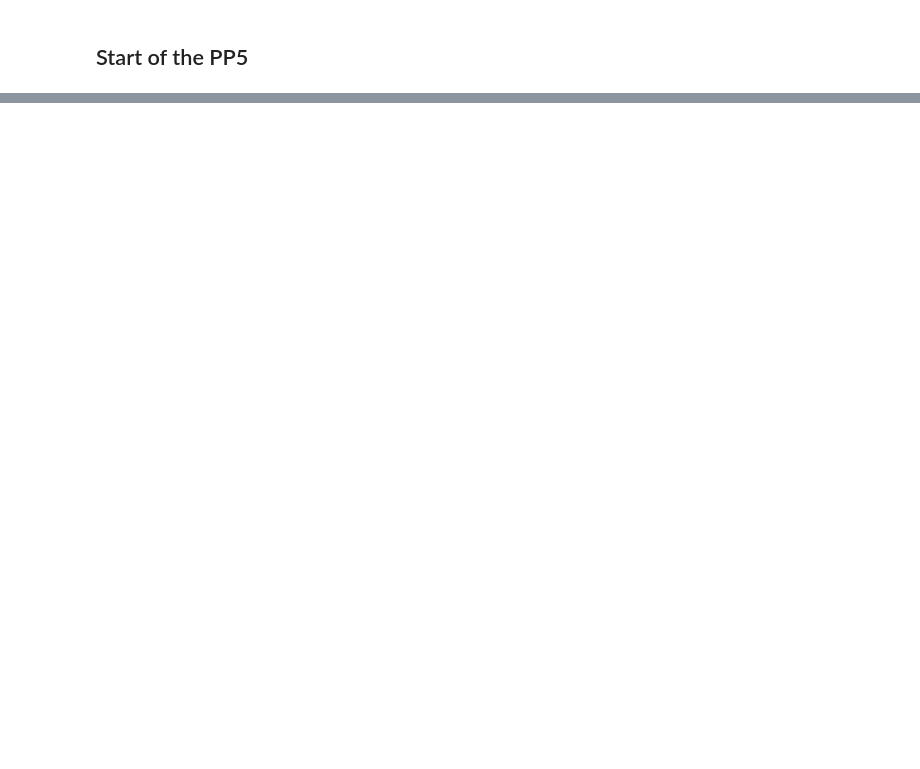
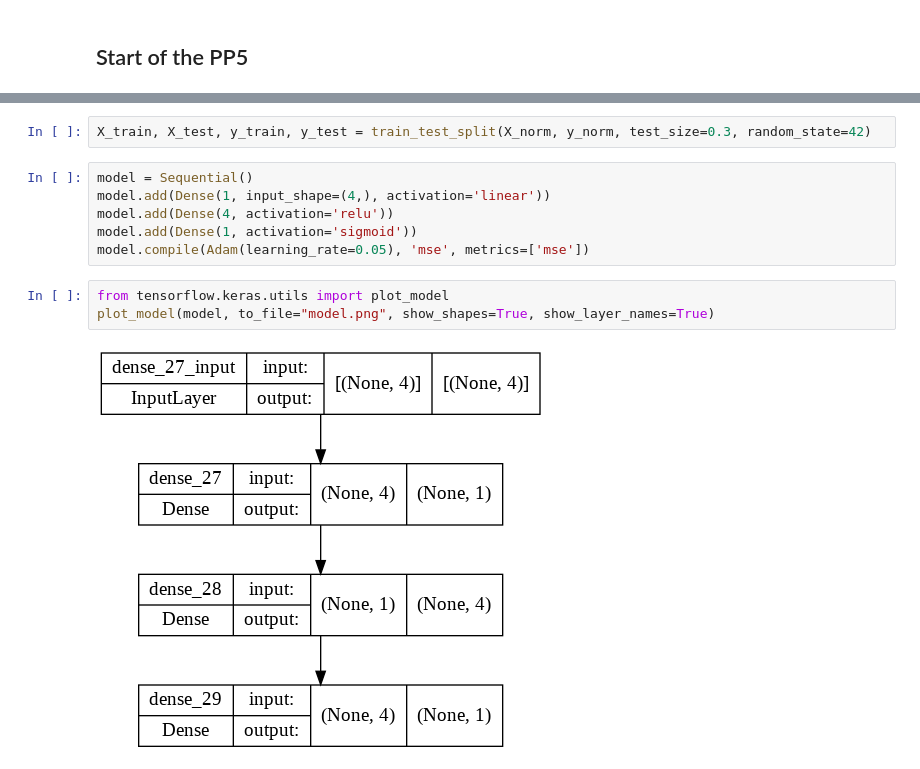
Before and after one commit to VladislavasR/PP5, a Jupyter notebook: PP5.ipynb, the cells around one changed output, grey strips where cells are left out. Drawn from its saved outputs; the diff is of its cells as text; blank space fills up the shorter version.

```diff
--- a/PP5.ipynb
+++ b/PP5.ipynb
@@ -46,0 +167,13 @@ memory usage: 2.7+ MB
+# %%
+X_train, X_test, y_train, y_test = train_test_split(X_norm, y_norm, test_size=0.3, random_state=42)
+# %%
+model = Sequential()
+model.add(Dense(1, input_shape=(4,), activation='linear'))
+model.add(Dense(4, activation='relu'))
+model.add(Dense(1, activation='sigmoid'))
+model.compile(Adam(learning_rate=0.05), 'mse', metrics=['mse'])
+# %%
+from tensorflow.keras.utils import plot_model
+plot_model(model, to_file="model.png", show_shapes=True, show_layer_names=True)
+# %% [output]
+[figure, added]
```
Also changed, not shown: parts of 13 cells of this notebook.
